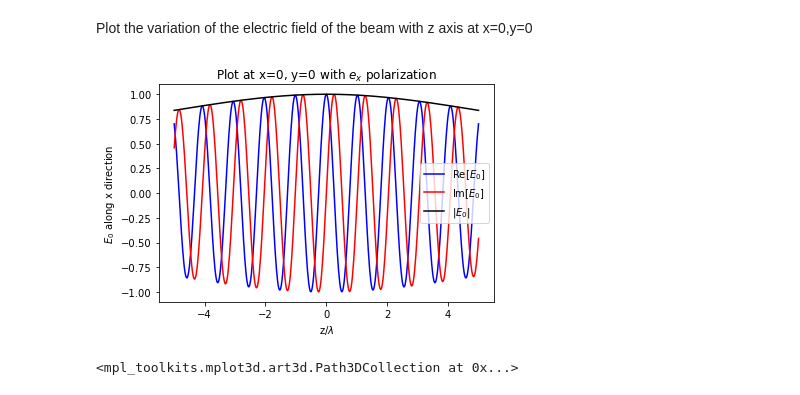
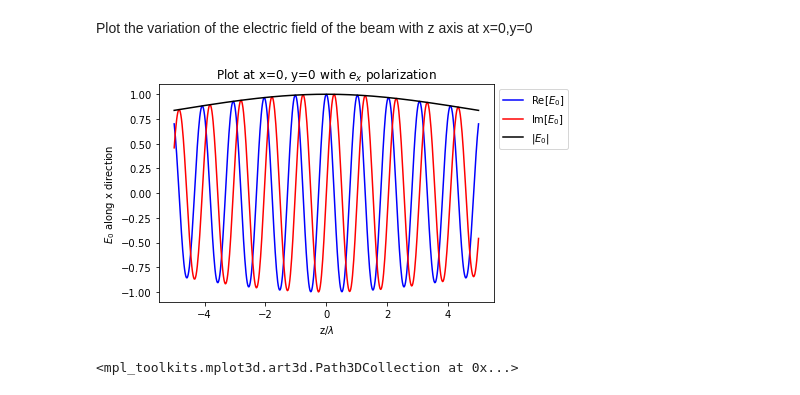
Before and after one commit to ReyshaJV/weizmann-internship, a Jupyter notebook: final_code_comments.ipynb, the cells around one changed output. Cells and saved outputs as stored; diff of their text form; code cells hidden in the pictures.

```diff
--- a/final_code_comments.ipynb
+++ b/final_code_comments.ipynb
@@ -107,26 +107,26 @@ Plot the variation of the electric field of the beam  with z axis at x=0,y=0
 # %%
 #position of x,y at which values of electric field along z axis are plotted
 x = 0
 y = 0
 
 #initialization
 #range of z
 z = np.arange(-5, 5+10/500, 10/500)
 E_incident_along_z=np.zeros(shape=(len(z),3),dtype=np.complex_)
 for i in range(0,len(z)):
     E_incident_along_z[i]= gaussian_beam(x,y,z[i]*lamda,w_0,lamda,e_x,E_beam_amp)
 
 plt.plot(z,E_incident_along_z[:,0].real,label='Re[$E_0$]',color='blue') #plotting only x component as remaining components are 0 because of polarization
 plt.plot(z,E_incident_along_z[:,0].imag,label='Im[$E_0$]',color='red')
 plt.plot(z,abs(E_incident_along_z[:,0]),label='|$E_0$|',color='black')
 plt.xlabel('z/$\lambda$')
 plt.ylabel('$E_0$ along x direction')
-plt.legend()
+plt.legend(bbox_to_anchor=(1,1))
 plt.title('Plot at x=0, y=0 with $e_x$ polarization')
 # function to show the plot
 plt.show()
 # %% [output]
-[figure, old version]
+[figure, new version]
 # %%
 R=np.zeros(shape=(n,3))
 for i in range(0,n):
```
Also changed, not shown: parts of 13 cells of this notebook.
